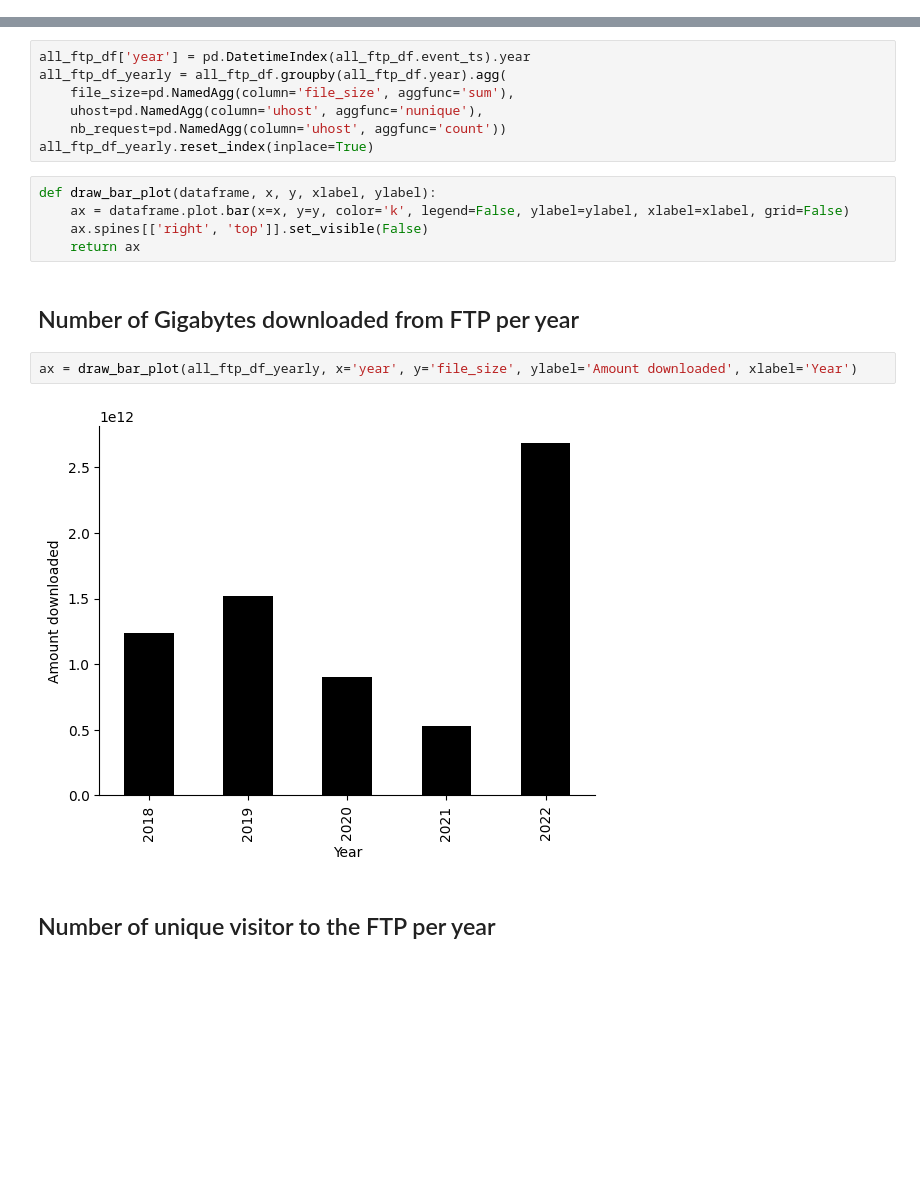
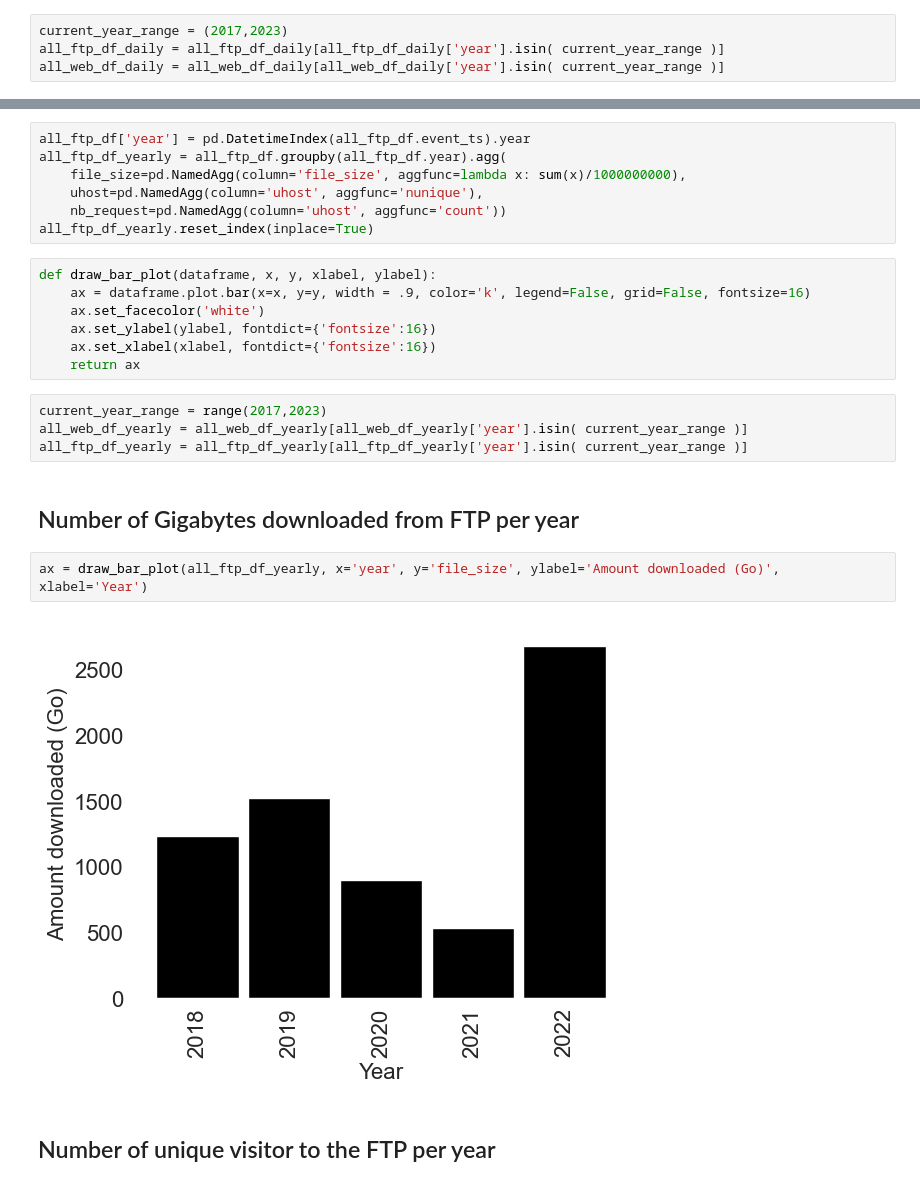
Before and after one commit to tcezard/eva-tasks, a Jupyter notebook: tasks/eva_2766/download_analysis.ipynb, the cells around one changed output, grey strips where cells are left out. Cells and saved outputs as stored; diff of their text form; blank space fills up the shorter version.

Commit message:
Update the download_analysis jupiter notebook with 2022 data Change the look of some graphs

```diff
--- a/tasks/eva_2766/download_analysis.ipynb
+++ b/tasks/eva_2766/download_analysis.ipynb
@@ -370,4 +372,8 @@ def draw_box_plot(dataframe, column, group, xlabel, ylabel):
     return ax, fig
+# %%
+current_year_range = (2017,2023)
+all_ftp_df_daily = all_ftp_df_daily[all_ftp_df_daily['year'].isin( current_year_range )]
+all_web_df_daily = all_web_df_daily[all_web_df_daily['year'].isin( current_year_range )]
 # %% [markdown]
 ## Number of daily FTP download request per year
 # %%
@@ -414,21 +420,27 @@ all_web_df_yearly.reset_index(inplace=True)
 # %%
 all_ftp_df['year'] = pd.DatetimeIndex(all_ftp_df.event_ts).year
 all_ftp_df_yearly = all_ftp_df.groupby(all_ftp_df.year).agg(
-    file_size=pd.NamedAgg(column='file_size', aggfunc='sum'),
+    file_size=pd.NamedAgg(column='file_size', aggfunc=lambda x: sum(x)/1000000000),
     uhost=pd.NamedAgg(column='uhost', aggfunc='nunique'),
     nb_request=pd.NamedAgg(column='uhost', aggfunc='count'))
 all_ftp_df_yearly.reset_index(inplace=True)
 # %%
 def draw_bar_plot(dataframe, x, y, xlabel, ylabel):
-    ax = dataframe.plot.bar(x=x, y=y, color='k', legend=False, ylabel=ylabel, xlabel=xlabel, grid=False)
-    ax.spines[['right', 'top']].set_visible(False)
+    ax = dataframe.plot.bar(x=x, y=y, width = .9, color='k', legend=False, grid=False, fontsize=16)
+    ax.set_facecolor('white')
+    ax.set_ylabel(ylabel, fontdict={'fontsize':16})
+    ax.set_xlabel(xlabel, fontdict={'fontsize':16})
     return ax
+# %%
+current_year_range = range(2017,2023)
+all_web_df_yearly = all_web_df_yearly[all_web_df_yearly['year'].isin( current_year_range )]
+all_ftp_df_yearly = all_ftp_df_yearly[all_ftp_df_yearly['year'].isin( current_year_range )]
 # %% [markdown]
 ## Number of Gigabytes downloaded from FTP per year
 # %%
-ax = draw_bar_plot(all_ftp_df_yearly, x='year', y='file_size', ylabel='Amount downloaded', xlabel='Year')
+ax = draw_bar_plot(all_ftp_df_yearly, x='year', y='file_size', ylabel='Amount downloaded (Go)', xlabel='Year')
 # %% [output]
-[figure, old version]
+[figure, new version]
 # %% [markdown]
 ## Number of unique visitor to the FTP per year
 # %%
```
Also changed, not shown: parts of 24 cells of this notebook.
